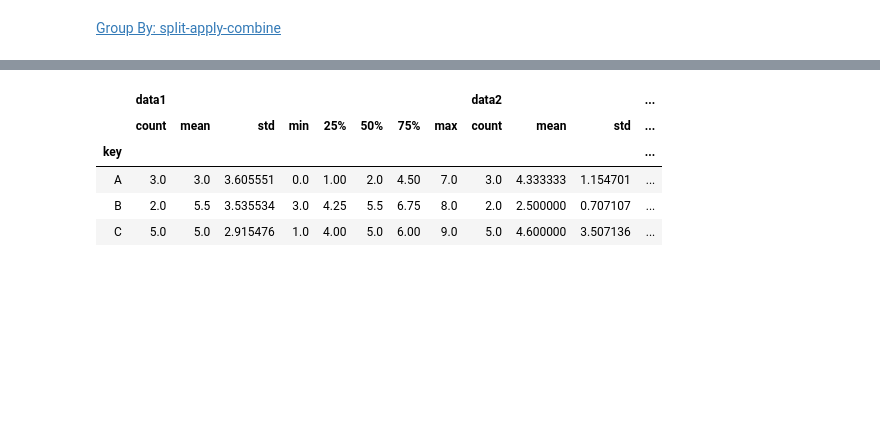
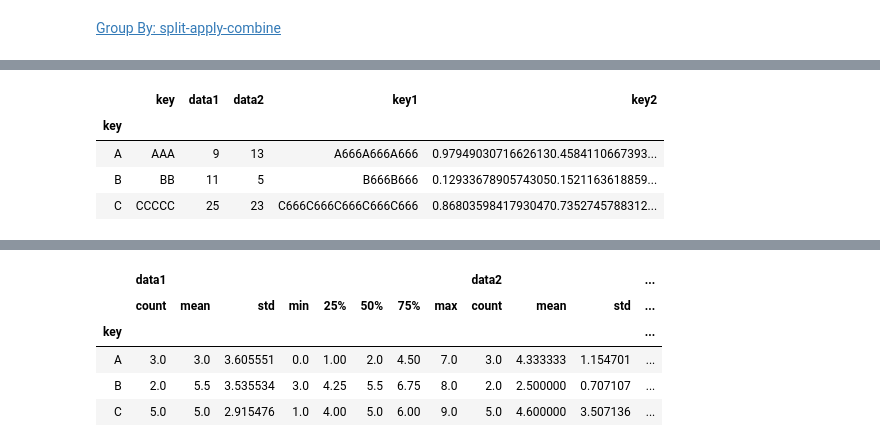
Before and after one commit to zawecha1/data_playground, a Jupyter notebook: pandas/groupby and aggregation.ipynb, the cells around one changed output, grey strips where cells are left out. Drawn from its saved outputs; the diff is of its cells as text; code cells hidden in the pictures; blank space fills up the shorter version.

```diff
--- a/pandas/groupby and aggregation.ipynb
+++ b/pandas/groupby and aggregation.ipynb
@@ -41,0 +143,10 @@ df
+# %%
+def myagg(x):
+    return x.sum()
+df.groupby('key').apply(lambda x: myagg(x))
+# %% [output]
+|  | key | data1 | data2 | key1 | key2 |
+| key |  |  |  |  |  |
+| A | AAA | 9 | 13 | A666A666A666 | 0.97949030716626130.4584110667393... |
+| B | BB | 11 | 5 | B666B666 | 0.12933678905743050.1521163618859... |
+| C | CCCCC | 25 | 23 | C666C666C666C666C666 | 0.86803598417930470.7352745788312... |
```
Also changed, not shown: parts of 15 cells of this notebook, 1 other file.
